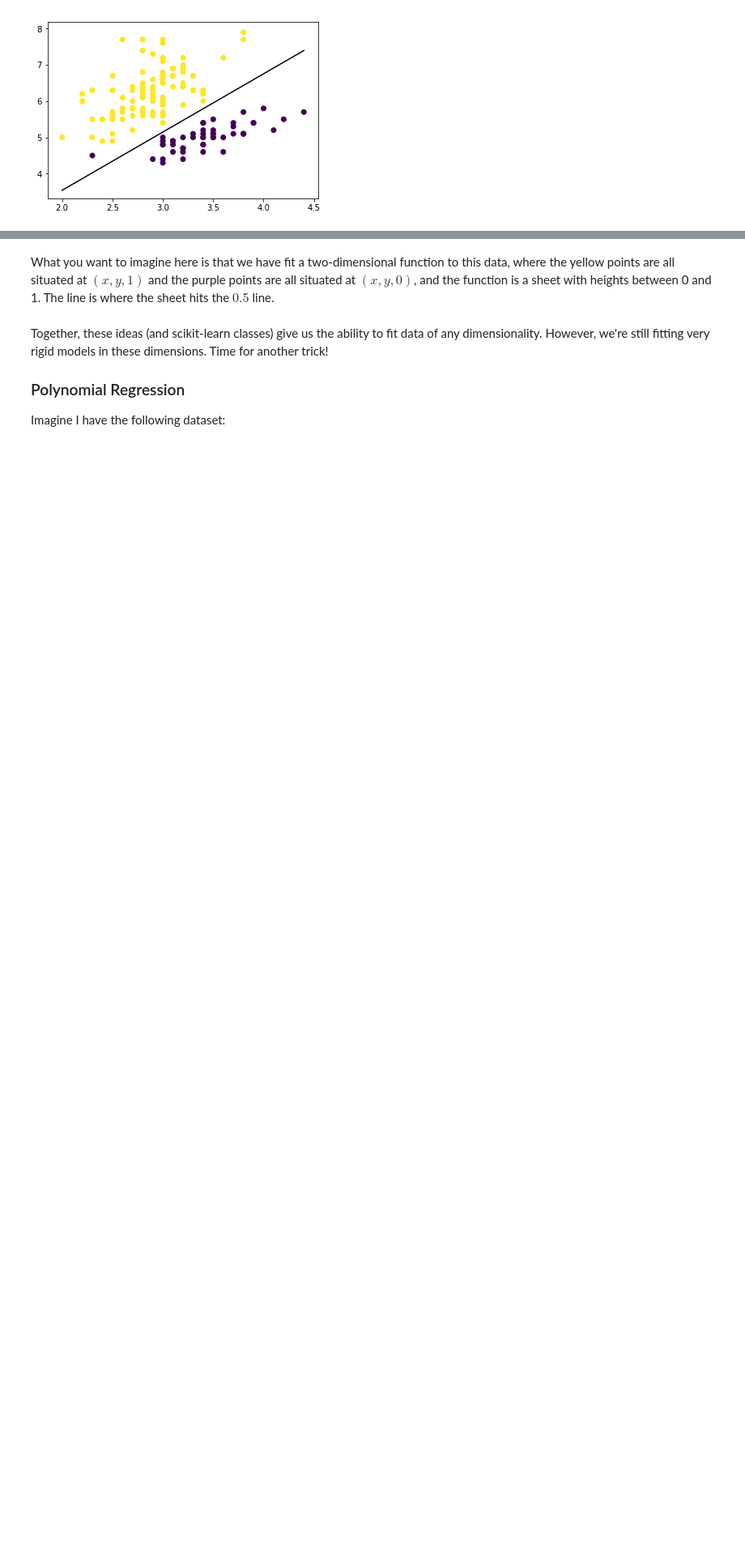
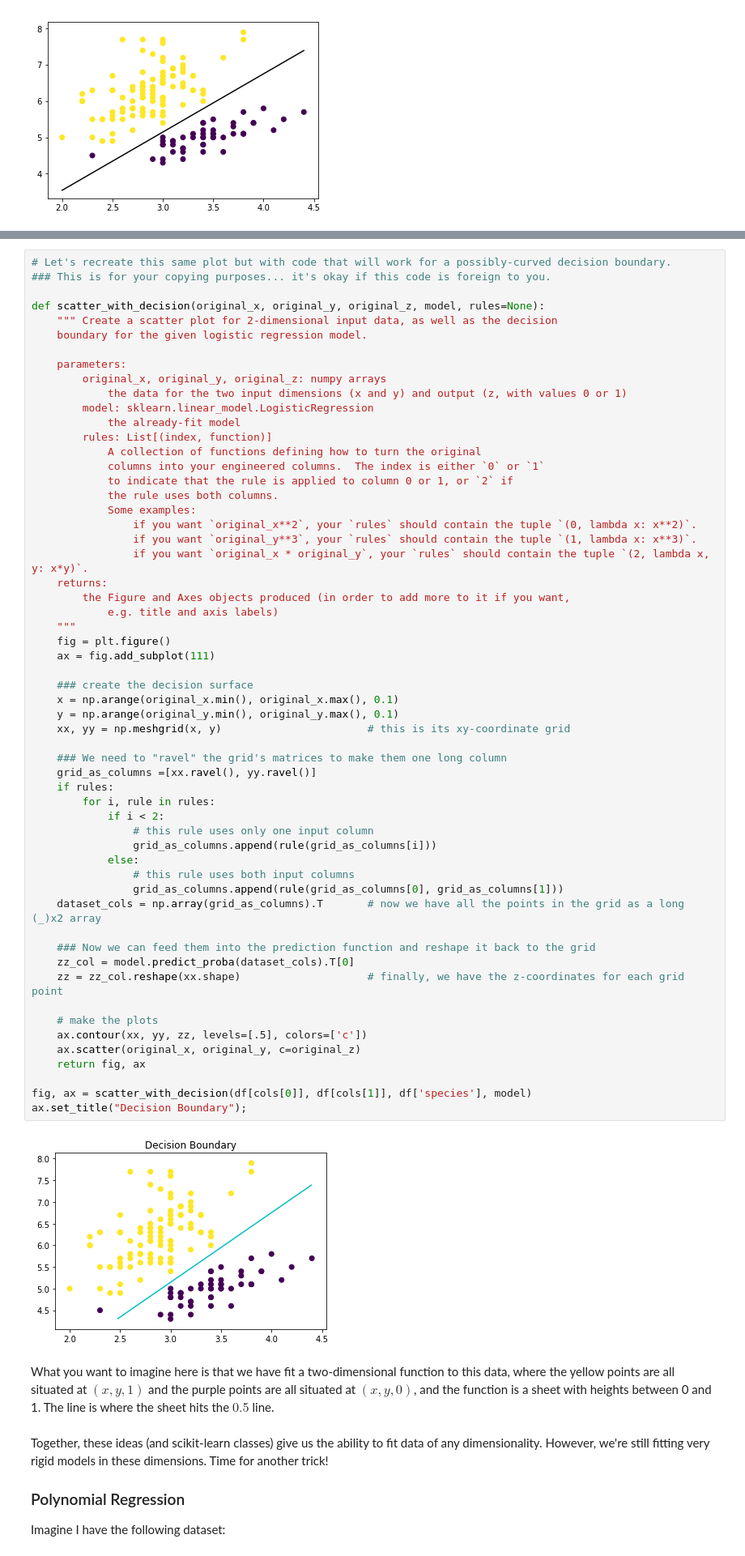
Before and after one commit to nzufelt/jupyter_notebooks_ML_2018, a Jupyter notebook: lessons/polynomial_regression_and_classification.ipynb, the cells around one changed output, grey strips where cells are left out. Shown: that part at 81% size. Cells and saved outputs as stored; diff of their text form; blank space fills up the shorter version.

Commit message:
Update plotting code

```diff
--- a/lessons/polynomial_regression_and_classification.ipynb
+++ b/lessons/polynomial_regression_and_classification.ipynb
@@ -128,3 +104,62 @@ plt.show()
+# %%
+# Let's recreate this same plot but with code that will work for a possibly-curved decision boundary.
+### This is for your copying purposes... it's okay if this code is foreign to you.
+
+def scatter_with_decision(original_x, original_y, original_z, model, rules=None):
+    """ Create a scatter plot for 2-dimensional input data, as well as the decision
+    boundary for the given logistic regression model.
+
+    parameters:
+        original_x, original_y, original_z: numpy arrays
+            the data for the two input dimensions (x and y) and output (z, with values 0 or 1)
+        model: sklearn.linear_model.LogisticRegression
+            the already-fit model
+        rules: List[(index, function)]
+            A collection of functions defining how to turn the original
+            columns into your engineered columns.  The index is either `0` or `1`
+            to indicate that the rule is applied to column 0 or 1, or `2` if
+            the rule uses both columns.
+            Some examples:
+                if you want `original_x**2`, your `rules` should contain the tuple `(0, lambda x: x**2)`.
+                if you want `original_y**3`, your `rules` should contain the tuple `(1, lambda x: x**3)`.
+                if you want `original_x * original_y`, your `rules` should contain the tuple `(2, lambda x, y: x*y)`.
+    returns:
+        the Figure and Axes objects produced (in order to add more to it if you want,
+            e.g. title and axis labels)
+    """
+    fig = plt.figure()
+    ax = fig.add_subplot(111)
+
+    ### create the decision surface
+    x = np.arange(original_x.min(), original_x.max(), 0.1)
+    y = np.arange(original_y.min(), original_y.max(), 0.1)
+    xx, yy = np.meshgrid(x, y)                       # this is its xy-coordinate grid
+
+    ### We need to "ravel" the grid's matrices to make them one long column
+    grid_as_columns =[xx.ravel(), yy.ravel()]
+    if rules:
+        for i, rule in rules:
+            if i < 2:
+                # this rule uses only one input column
+                grid_as_columns.append(rule(grid_as_columns[i]))
+            else:
+                # this rule uses both input columns
+                grid_as_columns.append(rule(grid_as_columns[0], grid_as_columns[1]))
+    dataset_cols = np.array(grid_as_columns).T       # now we have all the points in the grid as a long (_)x2 array
+
+    ### Now we can feed them into the prediction function and reshape it back to the grid
+    zz_col = model.predict_proba(dataset_cols).T[0]
+    zz = zz_col.reshape(xx.shape)                    # finally, we have the z-coordinates for each grid point
+
+    # make the plots
+    ax.contour(xx, yy, zz, levels=[.5], colors=['c'])
+    ax.scatter(original_x, original_y, c=original_z)
+    return fig, ax
+
+fig, ax = scatter_with_decision(df[cols[0]], df[cols[1]], df['species'], model)
+ax.set_title("Decision Boundary");
+# %% [output]
+[figure, added]
 # %% [markdown]
 What you want to imagine here is that we have fit a two-dimensional function to this data, where the yellow points are all situated at $(x, y, 1)$ and the purple points are all situated at $(x, y, 0)$, and the function is a sheet with heights between 0 and 1.  The line is where the sheet hits the $0.5$ line.
 # %% [markdown]
```
Also changed, not shown: parts of 1 cell of this notebook.
